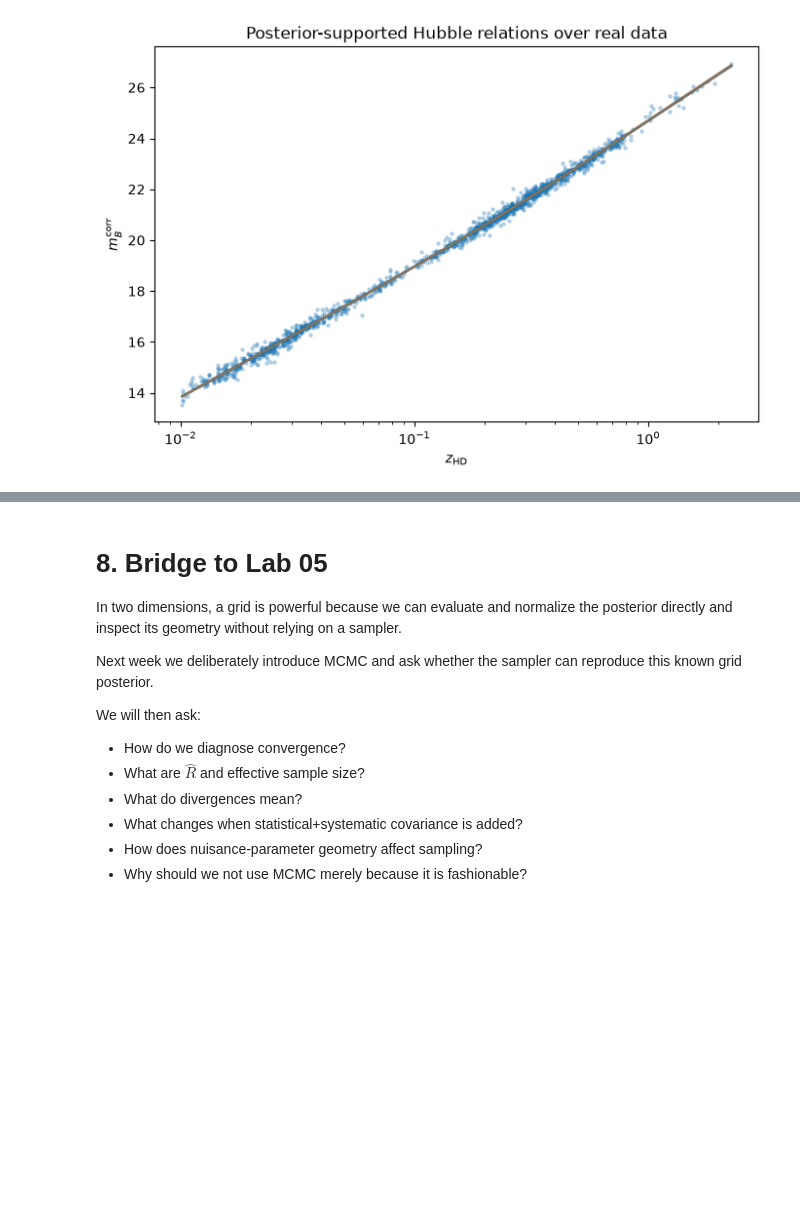
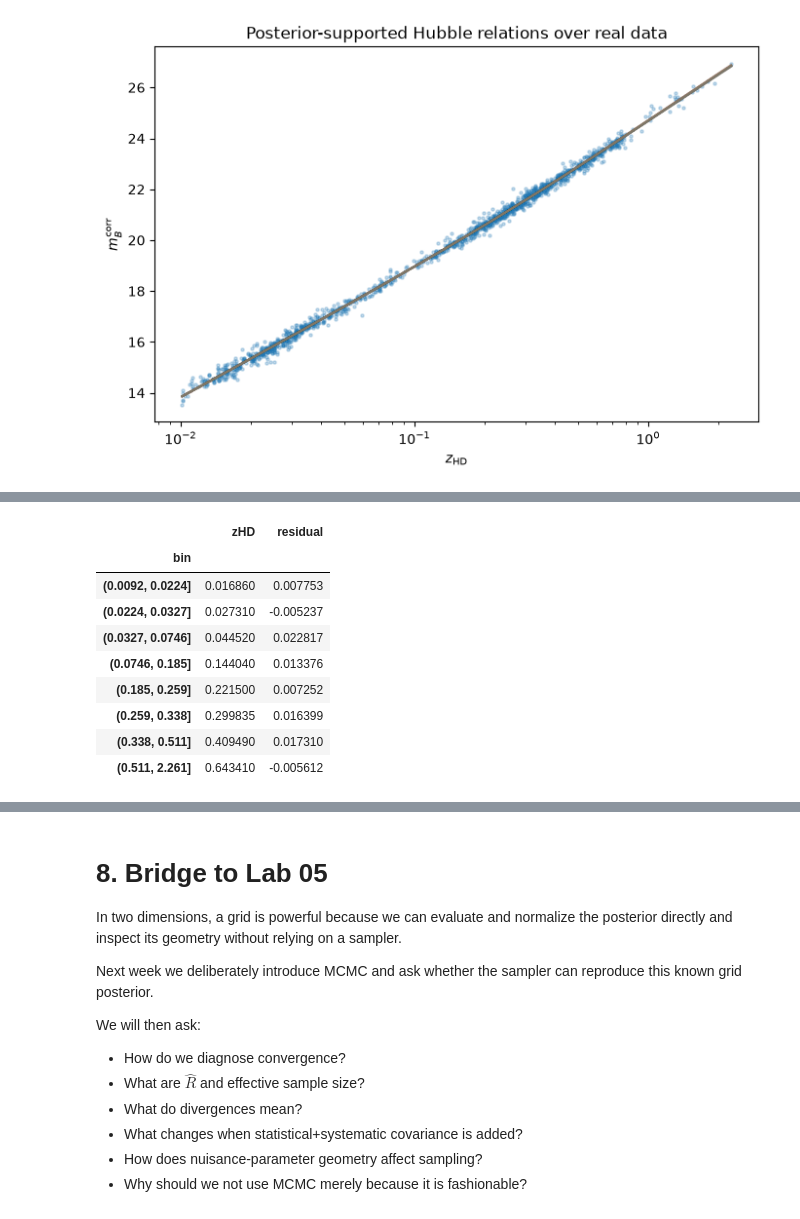
Before and after one commit to Natalia985/Astrostatistics_Observational_Cosmology, a Jupyter notebook: Labs/L04_BAYESIAN_HUBBLE_DIAGRAM_IMPROVED.ipynb, the cells around one changed output, grey strips where cells are left out. Cells and saved outputs as stored; diff of their text form; code cells hidden in the pictures; blank space fills up the shorter version.

```diff
--- a/Labs/L04_BAYESIAN_HUBBLE_DIAGRAM_IMPROVED.ipynb
+++ b/Labs/L04_BAYESIAN_HUBBLE_DIAGRAM_IMPROVED.ipynb
@@ -846,0 +870,19 @@ diagnostic["residual"] = residual
+# %%
+# Group the supernovae by bin and calculate the median
+# redshift and median residual in each group
+binned = diagnostic.groupby("bin", observed=True)[
+    ["zHD", "residual"]
+].median()
+
+binned
+# %% [output]
+|  | zHD | residual |
+| bin |  |  |
+| (0.0092, 0.0224] | 0.016860 | 0.007753 |
+| (0.0224, 0.0327] | 0.027310 | -0.005237 |
+| (0.0327, 0.0746] | 0.044520 | 0.022817 |
+| (0.0746, 0.185] | 0.144040 | 0.013376 |
+| (0.185, 0.259] | 0.221500 | 0.007252 |
+| (0.259, 0.338] | 0.299835 | 0.016399 |
+| (0.338, 0.511] | 0.409490 | 0.017310 |
+| (0.511, 2.261] | 0.643410 | -0.005612 |
```
Also changed, not shown: parts of 10 cells of this notebook.
